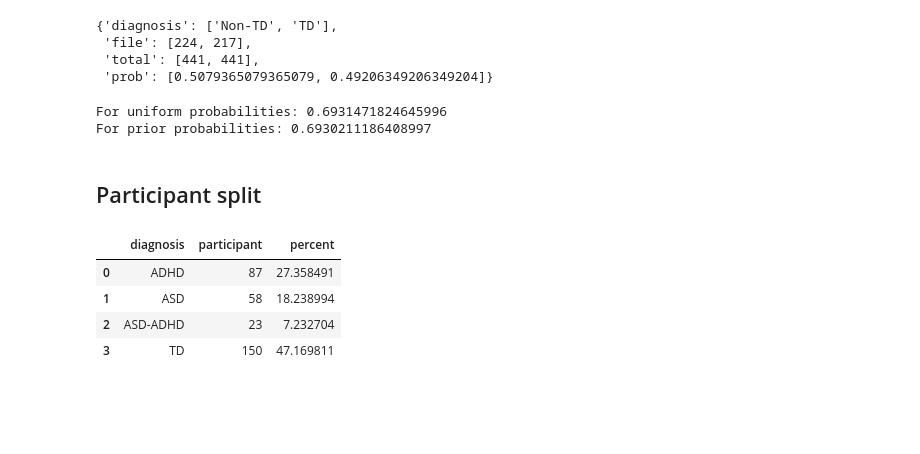
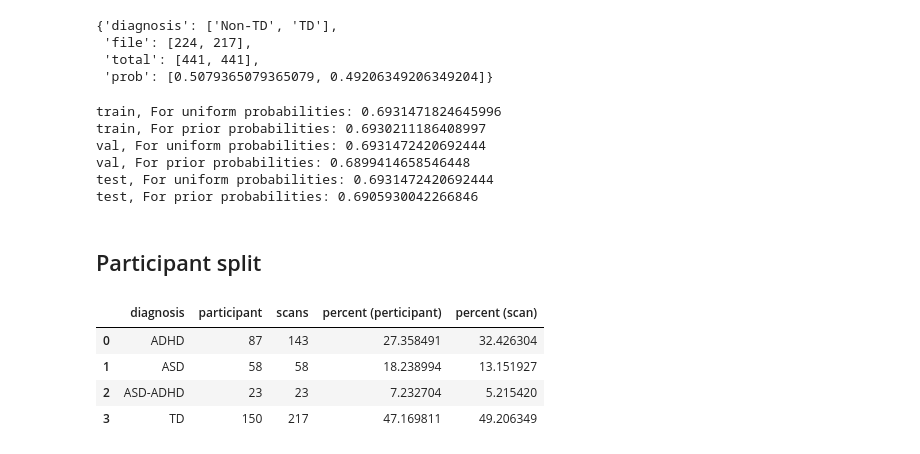
Before and after one commit to malt1114/Thesis_Neurodiversity, a Jupyter notebook: hpc/model training/Random loss.ipynb, the cells around one changed output. Cells and saved outputs as stored; diff of their text form; code cells hidden in the pictures; blank space fills up the shorter version.

```diff
--- a/hpc/model training/Random loss.ipynb
+++ b/hpc/model training/Random loss.ipynb
@@ -79,41 +121,51 @@ train_dist
 # %%
-true_labels = []
-uniform_prob = []
-prior_prob = []
-for i in range(2):
-    y = [float(0) for i in range(2)]
-    y[i] = float(1)
-    for n in range(train_dist['file'][i]):
-        true_labels.append(y)
-        uniform_prob.append([0.5 for i in range(2)])
-        prior_prob.append(train_dist['prob'])
+for name, s in [('train', train_dist), ('val', val_dist), ('test', test_dist)]:
+    true_labels = []
+    uniform_prob = []
+    prior_prob = []
+    for i in range(2):
+        y = [float(0) for i in range(2)]
+        y[i] = float(1)
+        for n in range(s['file'][i]):
+            true_labels.append(y)
+            uniform_prob.append([0.5 for i in range(2)])
+            prior_prob.append(train_dist['prob'])
 
-true_labels = tensor(true_labels)
-uniform_prob = tensor(uniform_prob)
-prior_prob = tensor(prior_prob)
+    true_labels = tensor(true_labels)
+    uniform_prob = tensor(uniform_prob)
+    prior_prob = tensor(prior_prob)
 
-loss_func = BCELoss()
-print(f"For uniform probabilities: {loss_func(uniform_prob, true_labels)}")
-print(f"For prior probabilities: {loss_func(prior_prob, true_labels)}")
+    loss_func = BCELoss()
+    print(f"{name}, For uniform probabilities: {loss_func(uniform_prob, true_labels)}")
+    print(f"{name}, For prior probabilities: {loss_func(prior_prob, true_labels)}")
 # %% [output]
-For uniform probabilities: 0.6931471824645996
-For prior probabilities: 0.6930211186408997
+train, For uniform probabilities: 0.6931471824645996
+train, For prior probabilities: 0.6930211186408997
+val, For uniform probabilities: 0.6931472420692444
+val, For prior probabilities: 0.6899414658546448
+test, For uniform probabilities: 0.6931472420692444
+test, For prior probabilities: 0.6905930042266846
 # %% [markdown]
 ## Participant split
 # %%
 train_list = pd.read_csv(f'data.nosync/networks_multi/train_set_files.csv')
 train_list['participant'] = train_list['file'].apply(lambda x: x.split('/')[2])
 train_list['participant'] = train_list['participant'].apply(lambda x: x.split('_')[0] + '-' + x.split('_')[2])
 train_list['diagnosis'] = train_list['file'].apply(lambda x: x.split('_')[4])
-train_list = train_list.drop_duplicates('participant')[['participant', 'diagnosis']].groupby('diagnosis').count().reset_index()
-train_list['percent'] = train_list['participant']/train_list['participant'].sum()*100
-train_list
+train_list_scans = train_list[['participant', 'diagnosis']].groupby('diagnosis').count().reset_index()
+train_list_scans['percent (scan)'] = train_list_scans['participant']/train_list_scans['participant'].sum()*100
+
+train_list_participants = train_list.drop_duplicates('participant')[['participant', 'diagnosis']].groupby('diagnosis').count().reset_index()
+train_list_participants['percent (perticipant)'] = train_list_participants['participant']/train_list_participants['participant'].sum()*100
+train_list_participants['percent (scan)'] = train_list_scans['percent (scan)']
+train_list_participants['scans'] = train_list_scans['participant']
+train_list_participants[['diagnosis', 'participant', 'scans', 'percent (perticipant)', 'percent (scan)']]
 # %% [output]
-|  | diagnosis | participant | percent |
-| 0 | ADHD | 87 | 27.358491 |
-| 1 | ASD | 58 | 18.238994 |
-| 2 | ASD-ADHD | 23 | 7.232704 |
-| 3 | TD | 150 | 47.169811 |
+|  | diagnosis | participant | scans | percent (perticipant) | percent (scan) |
+| 0 | ADHD | 87 | 143 | 27.358491 | 32.426304 |
+| 1 | ASD | 58 | 58 | 18.238994 | 13.151927 |
+| 2 | ASD-ADHD | 23 | 23 | 7.232704 | 5.215420 |
+| 3 | TD | 150 | 217 | 47.169811 | 49.206349 |
 # %%
 val_list = pd.read_csv(f'data.nosync/networks_multi/val_set_files.csv')
 val_list['participant'] = val_list['file'].apply(lambda x: x.split('/')[2])
```
Also changed, not shown: parts of 8 cells of this notebook, 1 other file.
